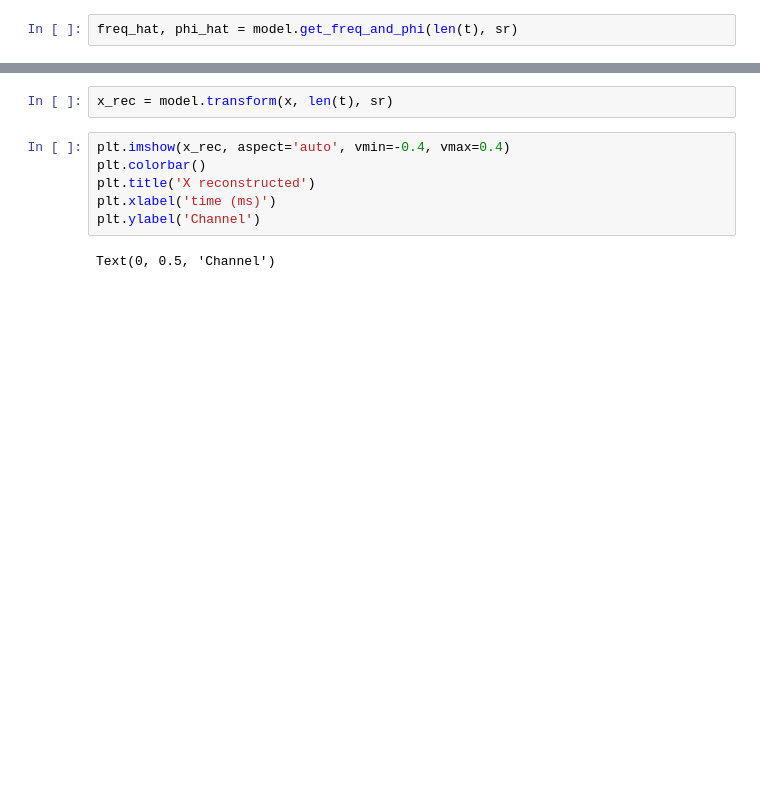
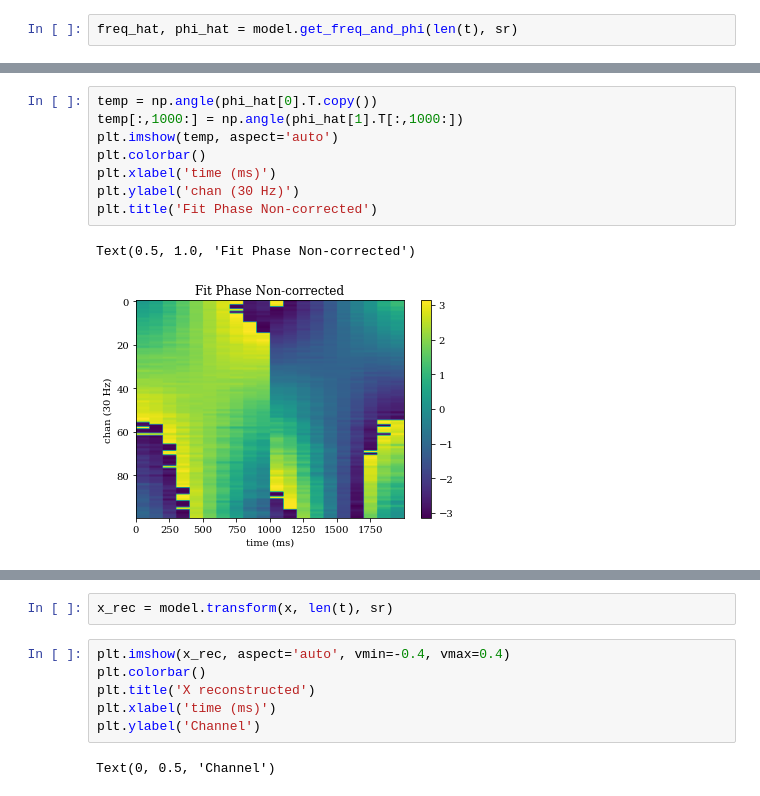
Before and after one commit to learning-2-learn/nsdmd, a Jupyter notebook: examples/spatial_phase_drift_demo.ipynb, the cells around one changed output, grey strips where cells are left out. Saved outputs shown, nothing was run; the diff lists cells and outputs as text; blank space fills up the shorter version.

```diff
--- a/examples/spatial_phase_drift_demo.ipynb
+++ b/examples/spatial_phase_drift_demo.ipynb
@@ -213,0 +170,11 @@ IndexError: too many indices for array: array is 1-dimensional, but 2 were index
+# %%
+temp = np.angle(phi_hat[0].T.copy())
+temp[:,1000:] = np.angle(phi_hat[1].T[:,1000:])
+plt.imshow(temp, aspect='auto')
+plt.colorbar()
+plt.xlabel('time (ms)')
+plt.ylabel('chan (30 Hz)')
+plt.title('Fit Phase Non-corrected')
+# %% [output]
+Text(0.5, 1.0, 'Fit Phase Non-corrected')
+[figure, added]
```
Also changed, not shown: parts of 16 cells of this notebook.
